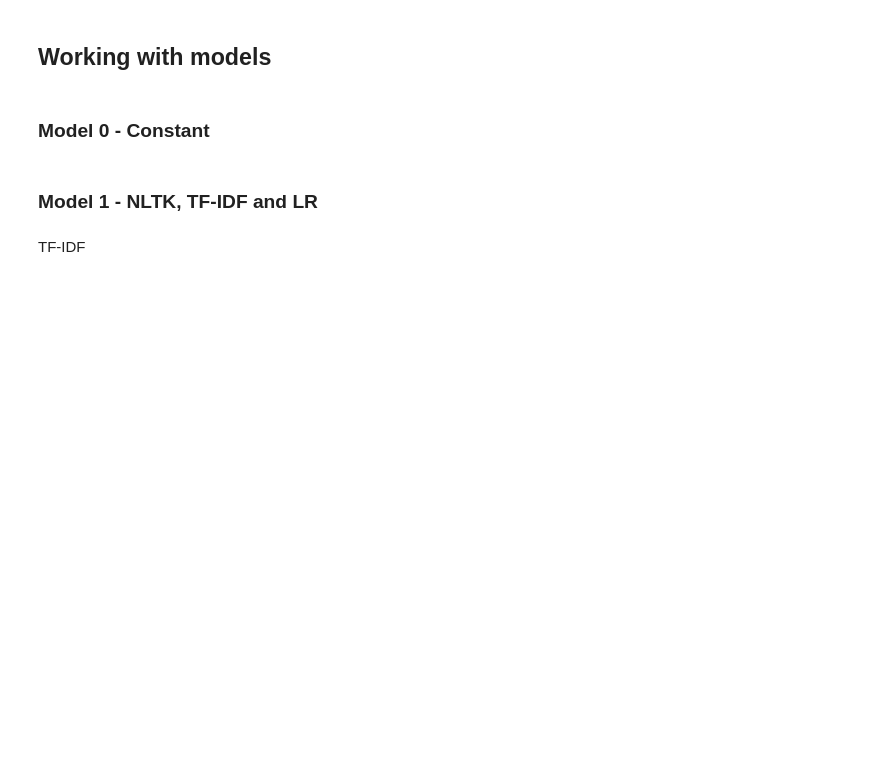
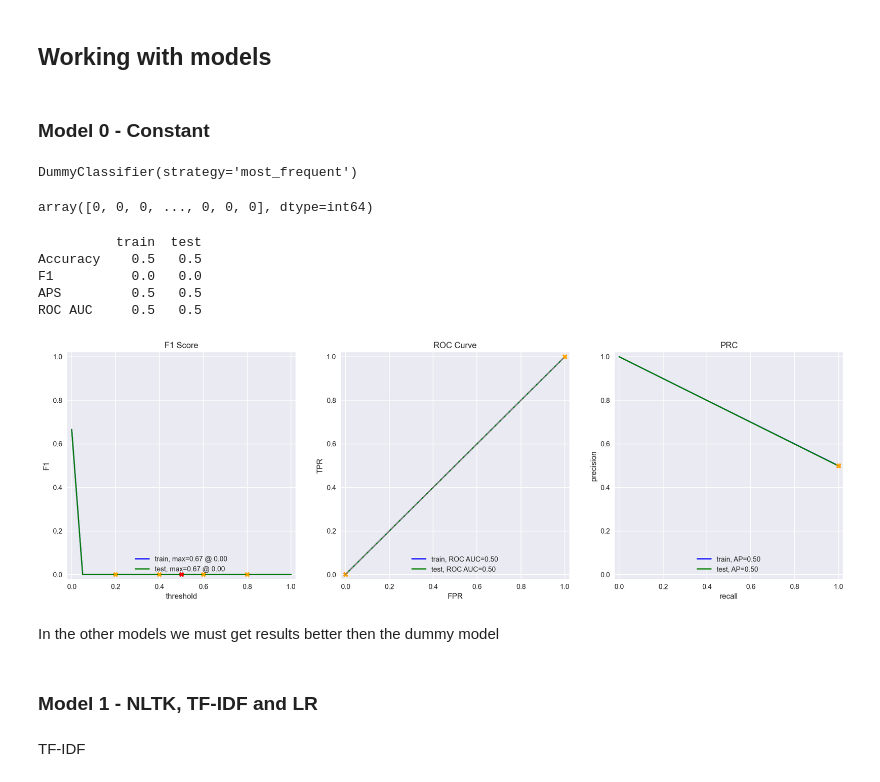
Before and after one commit to nirgalili/practicum100_nlp_project_imdb_reviews, a Jupyter notebook: nlp_project_nir_v1.ipynb, the cells around one changed output. Cells and saved outputs as stored; diff of their text form; code cells hidden in the pictures; blank space fills up the shorter version.

```diff
--- a/nlp_project_nir_v1.ipynb
+++ b/nlp_project_nir_v1.ipynb
@@ -263,0 +331,11 @@ df_reviews['review_norm'] = # <put your code here>
+# %%
+def lemmatize(text):
+    doc = nlp(text.lower())
+    lemmas = []
+    for token in doc:
+        lemmas.append(token.lemma_)
+    return ' '.join(lemmas)
+# %%
+def lemm_clear(row):
+    row_text = row['review']
+    return lemmatize(clear_text(row_text))
@@ -263,0 +356,4 @@ df_reviews['review_norm'] = # <put your code here>
+# %%
+%%time
+
+df_reviews['review_norm'] = df_reviews.apply(lemm_clear, axis=1)
@@ -283,6 +397,30 @@ print(df_reviews_test.shape)
 ### Model 0 - Constant
 # %%
 from sklearn.dummy import DummyClassifier
+# %%
+dummy_clf = DummyClassifier(strategy="most_frequent")
+dummy_clf.fit(df_reviews_train, train_target)
+# %% [output]
+DummyClassifier(strategy='most_frequent')
+# %%
+dummy_clf.predict(df_reviews_test)
+# %% [output]
+array([0, 0, 0, ..., 0, 0, 0], dtype=int64)
+# %%
+evaluate_model(model=dummy_clf,
+               train_features=df_reviews_train,
+               train_target=train_target,
+               test_features=df_reviews_test,
+               test_target=test_target)
+# %% [output]
+          train  test
+Accuracy    0.5   0.5
+F1          0.0   0.0
+APS         0.5   0.5
+ROC AUC     0.5   0.5
+[figure, added]
+# %% [markdown]
+In the other models we must get results better then the dummy model
 # %% [markdown]
 ### Model 1 - NLTK, TF-IDF and LR
 # %% [markdown]
```
Also changed, not shown: parts of 83 cells of this notebook.
